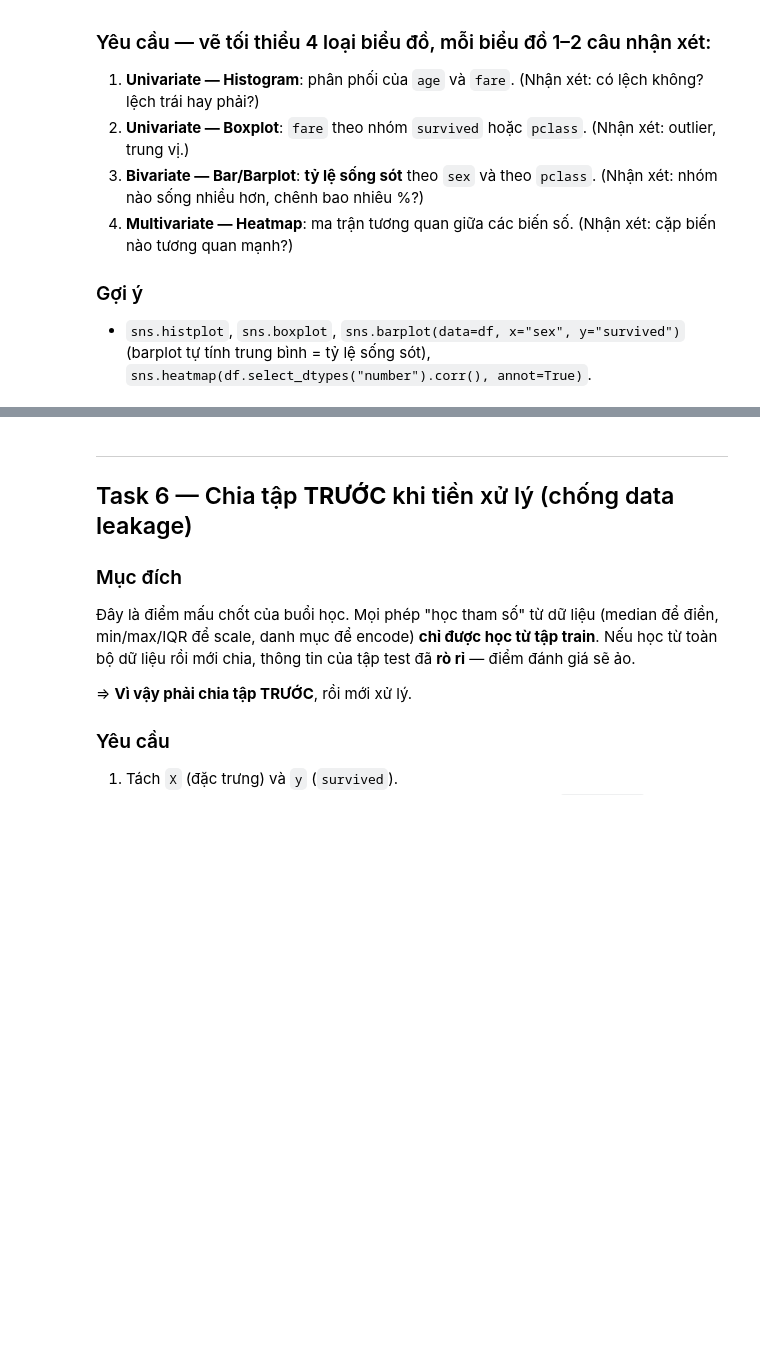
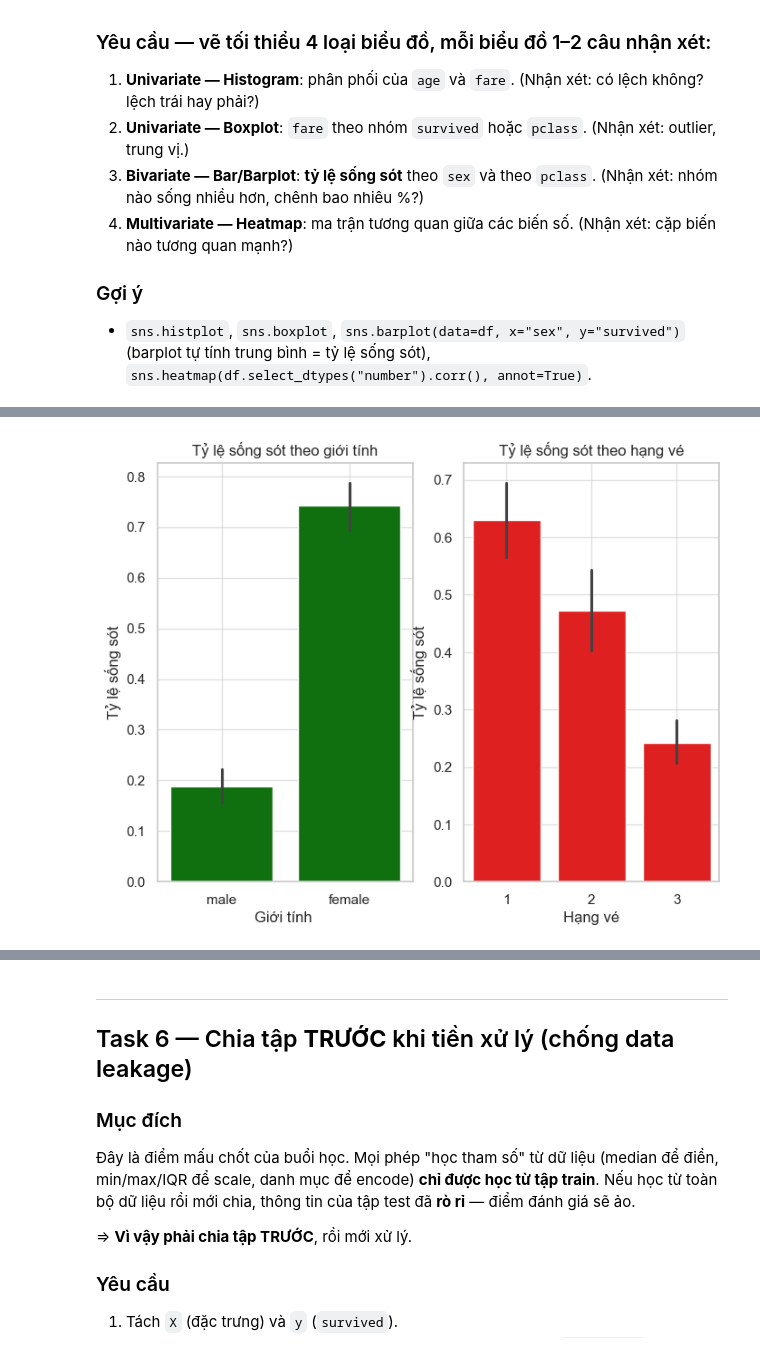
Before and after one commit to nguyenbaoquoc/mliot-pyml-2026-hw, a Jupyter notebook: week03/baitap_buoi5_titanic.ipynb, the cells around one changed output, grey strips where cells are left out. Saved outputs shown, nothing was run; the diff lists cells and outputs as text; code cells hidden in the pictures; blank space fills up the shorter version.

```diff
--- a/week03/baitap_buoi5_titanic.ipynb
+++ b/week03/baitap_buoi5_titanic.ipynb
@@ -317,0 +332,18 @@ EDA là môn học về **nhìn** dữ liệu. Mỗi biểu đồ phải trả l
+# %%
+# TODO 5c: Barplot tỷ lệ sống sót theo sex và pclass
+...
+fig , ax = plt.subplots(1,2, figsize = (8,6))
+
+sns.barplot(data = df, x = "sex" , y = "survived", color = "green", ax= ax[0])
+ax[0].set_title("Tỷ lệ sống sót theo giới tính")
+ax[0].set_xlabel("Giới tính ")
+ax[0].set_ylabel("Tỷ lệ sống sót")
+ax[0].grid(alpha =0.6)
+
+sns.barplot(data = df, x = "pclass" , y = "survived", color = "red", ax= ax[1])
+ax[1].set_title("Tỷ lệ sống sót theo hạng vé")
+ax[1].set_xlabel("Hạng vé")
+ax[1].set_ylabel("Tỷ lệ sống sót")
+ax[1].grid(alpha =0.6)
+# %% [output]
+[figure, added]
```
Also changed, not shown: parts of 20 cells of this notebook.
